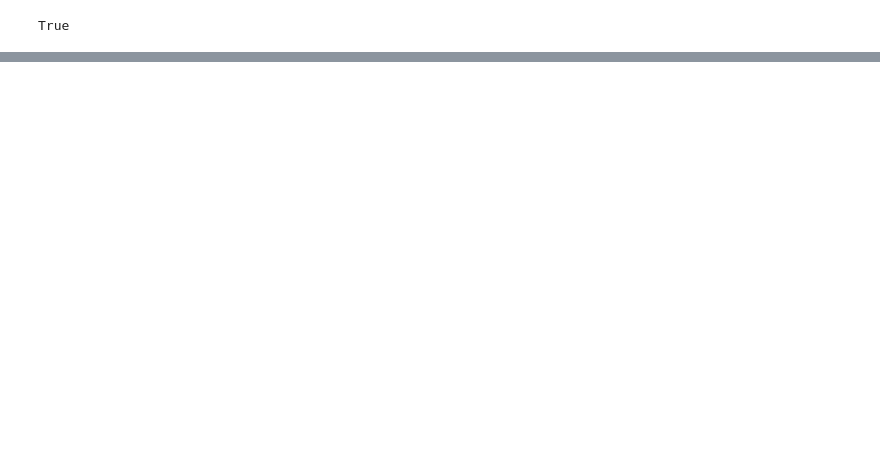
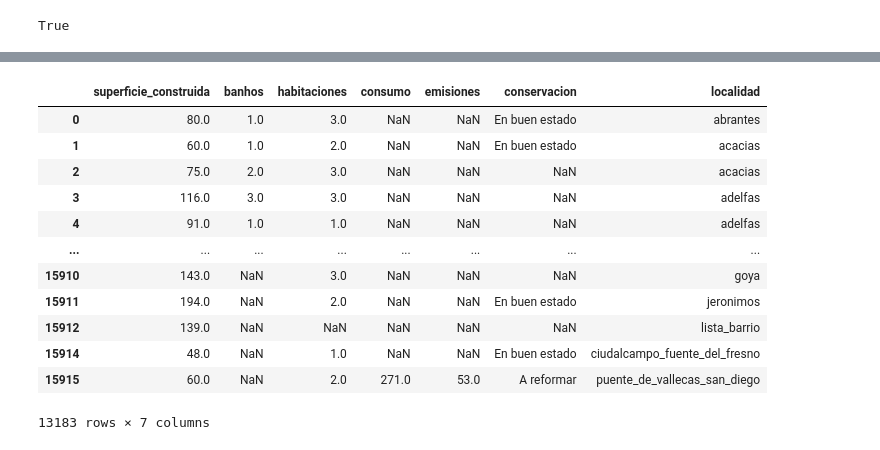
Before and after one commit to LucasDR140603/Proyecto-Pisos, a Jupyter notebook: modelo.ipynb, the cells around one changed output, grey strips where cells are left out. Saved outputs shown, nothing was run; the diff lists cells and outputs as text; code cells hidden in the pictures; blank space fills up the shorter version.

```diff
--- a/modelo.ipynb
+++ b/modelo.ipynb
@@ -166,0 +257,19 @@ True
+# %%
+x:pd.DataFrame=df_reducido[['superficie_construida','banhos','habitaciones','consumo','emisiones','conservacion','localidad']].dropna(subset=['superficie_construida'])
+y:pd.Series=df_reducido.loc[x.index]['precio']
+# %%
+x
+# %% [output]
+|  | superficie_construida | banhos | habitaciones | consumo | emisiones | conservacion | localidad |
+| 0 | 80.0 | 1.0 | 3.0 | NaN | NaN | En buen estado | abrantes |
+| 1 | 60.0 | 1.0 | 2.0 | NaN | NaN | En buen estado | acacias |
+| 2 | 75.0 | 2.0 | 3.0 | NaN | NaN | NaN | acacias |
+| 3 | 116.0 | 3.0 | 3.0 | NaN | NaN | NaN | adelfas |
+| 4 | 91.0 | 1.0 | 1.0 | NaN | NaN | NaN | adelfas |
+| ... | ... | ... | ... | ... | ... | ... | ... |
+| 15910 | 143.0 | NaN | 3.0 | NaN | NaN | NaN | goya |
+| 15911 | 194.0 | NaN | 2.0 | NaN | NaN | En buen estado | jeronimos |
+| 15912 | 139.0 | NaN | NaN | NaN | NaN | NaN | lista_barrio |
+| 15914 | 48.0 | NaN | 1.0 | NaN | NaN | En buen estado | ciudalcampo_fuente_del_fresno |
+| 15915 | 60.0 | NaN | 2.0 | 271.0 | 53.0 | A reformar | puente_de_vallecas_san_diego |
+13183 rows × 7 columns
```
Also changed, not shown: parts of 34 cells of this notebook, 8 other files.
